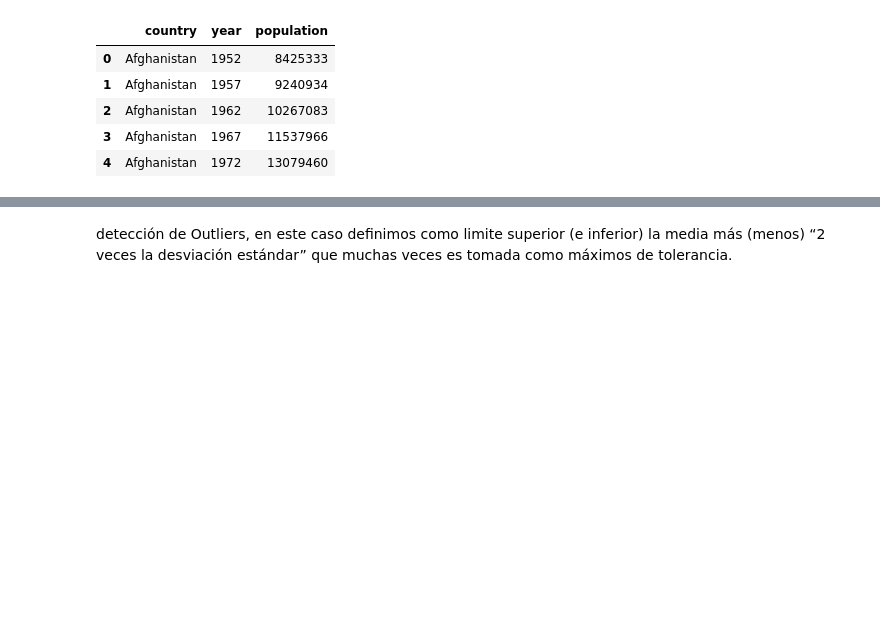
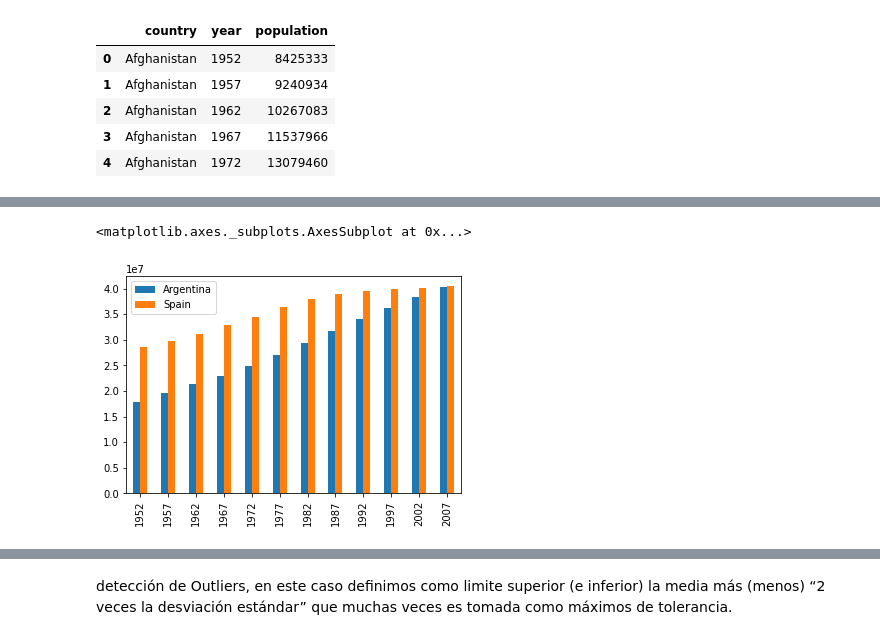
Before and after one commit to CarolinaLop/Programacion_Industria, a Jupyter notebook: EDA.ipynb, the cells around one changed output, grey strips where cells are left out. Saved outputs shown, nothing was run; the diff lists cells and outputs as text; code cells hidden in the pictures; blank space fills up the shorter version.

```diff
--- a/EDA.ipynb
+++ b/EDA.ipynb
@@ -57,0 +105,15 @@ df_pop.head()
+# %%
+df_pop_ar = df_pop[(df_pop['country']== 'Argentina')]
+anos = df_pop_es['year'].unique()
+pop_ar = df_pop_ar['population'].values
+pop_es = df_pop_es['population'].values
+
+df_plot = pd.DataFrame({
+    'Argentina':pop_ar,
+    'Spain':pop_es},
+    index = anos)
+
+df_plot.plot(kind='bar')
+# %% [output]
+<matplotlib.axes._subplots.AxesSubplot at 0x...>
+[figure, added]
```
Also changed, not shown: parts of 9 cells of this notebook.
